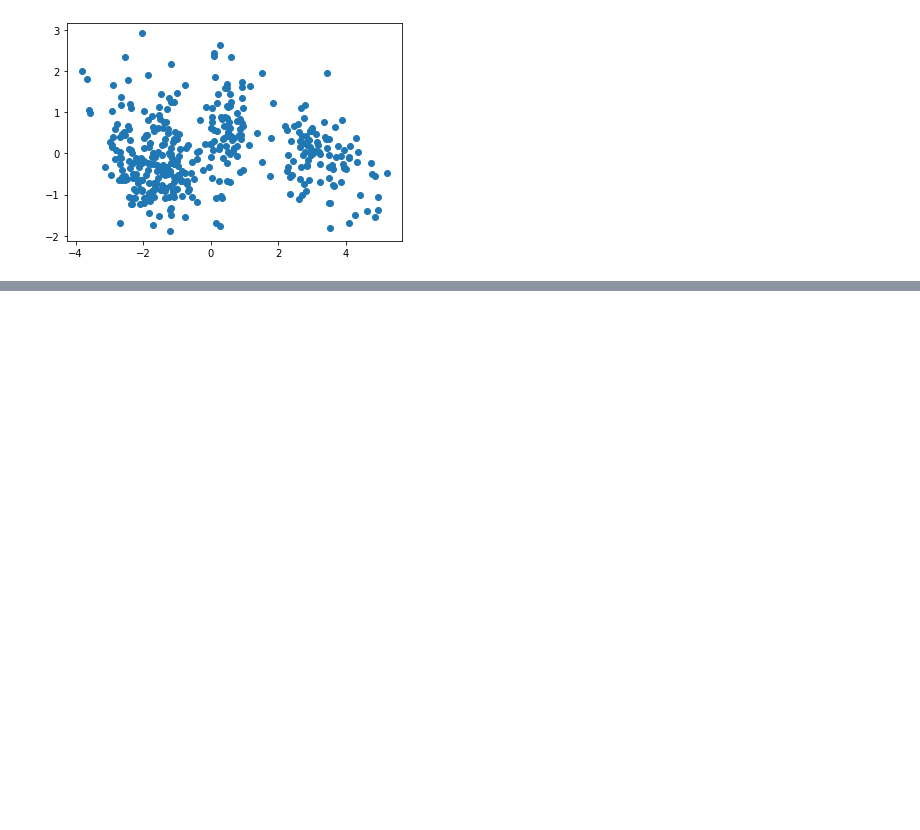
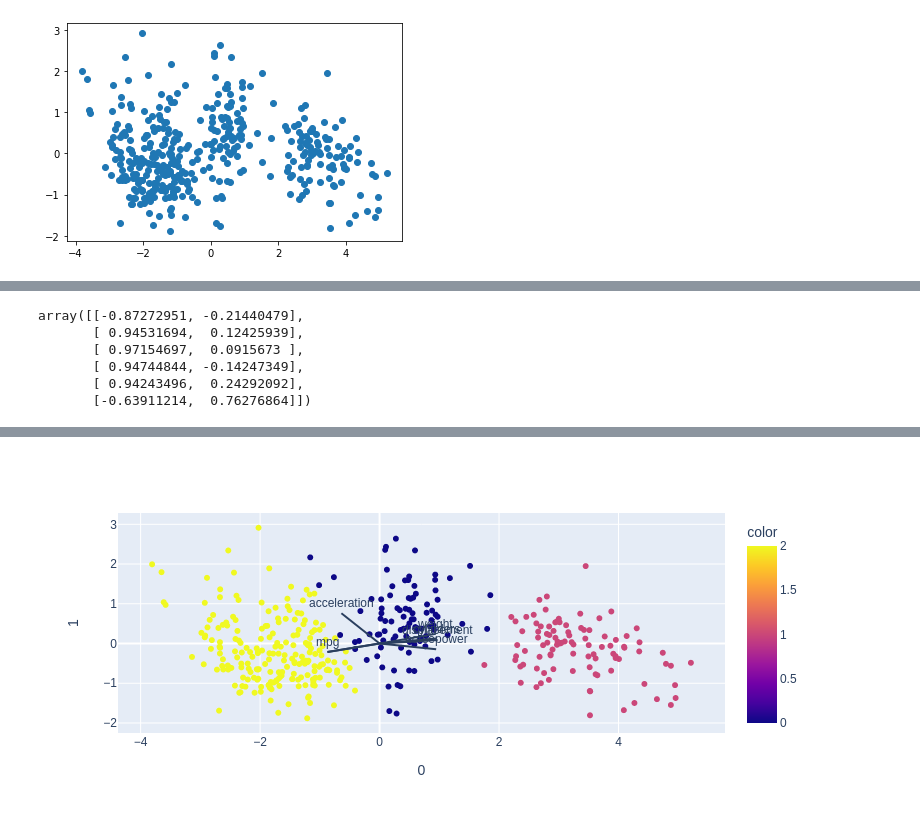
Before and after one commit to iamchapita/Inteligencia-Artificial, a Jupyter notebook: Unidad II/Ejercicios/Clase/002/Machine Learning No Supervisado.ipynb, the cells around one changed output, grey strips where cells are left out. Drawn from its saved outputs; the diff is of its cells as text; code cells hidden in the pictures; blank space fills up the shorter version.

```diff
--- a/Unidad II/Ejercicios/Clase/002/Machine Learning No Supervisado.ipynb
+++ b/Unidad II/Ejercicios/Clase/002/Machine Learning No Supervisado.ipynb
@@ -222,0 +244,2 @@ array([1, 1, 1, 1, 1, 1, 1, 1, 1, 1, 1, 1, 1, 1, 0, 2, 2, 2, 0, 0, 0, 0,
+# %%
+carsNum['cluster'] = kmeans.labels_
@@ -222,0 +262,31 @@ array([1, 1, 1, 1, 1, 1, 1, 1, 1, 1, 1, 1, 1, 1, 0, 2, 2, 2, 0, 0, 0, 0,
+# %%
+loadings = pca.components_.T * np.sqrt(pca.explained_variance_)
+# %%
+loadings
+# %% [output]
+array([[-0.87272951, -0.21440479],
+       [ 0.94531694,  0.12425939],
+       [ 0.97154697,  0.0915673 ],
+       [ 0.94744844, -0.14247349],
+       [ 0.94243496,  0.24292092],
+       [-0.63911214,  0.76276864]])
+# %%
+fig = px.scatter(pricipalComponents, x=0, y=1, color=carsNum['cluster'])
+# %%
+for i, feature in enumerate(columns):
+    fig.add_shape(
+        type='line',
+        x0=0, y0=0,
+        x1=loadings[i, 0],
+        y1=loadings[i, 1]
+    )
+    fig.add_annotation(
+        x=loadings[i, 0],
+        y=loadings[i, 1],
+        ax=0, ay=0,
+        xanchor='center',
+        yanchor='bottom',
+        text=feature,
+    )
+fig.show()
+# %% [output]
@@ -222,0 +294 @@ array([1, 1, 1, 1, 1, 1, 1, 1, 1, 1, 1, 1, 1, 1, 0, 2, 2, 2, 0, 0, 0, 0,
+[figure, added]
```
Also changed, not shown: parts of 11 cells of this notebook.
